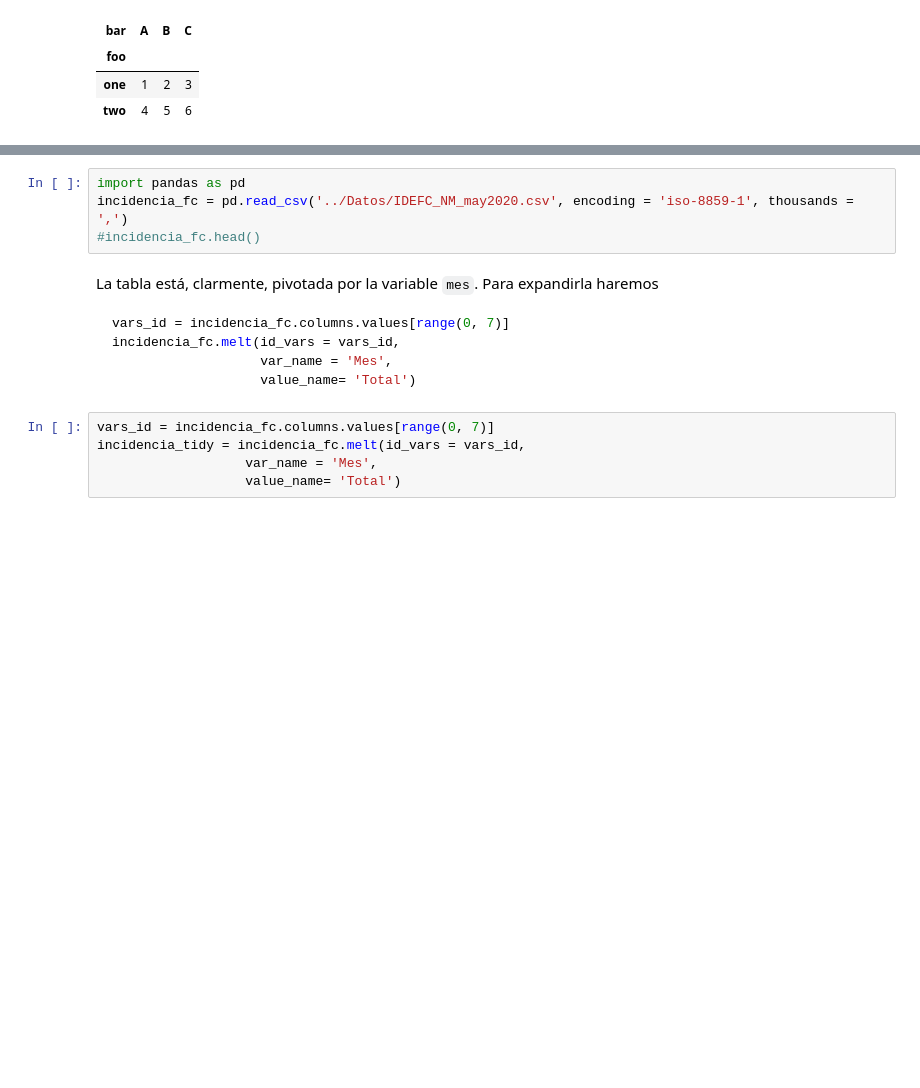
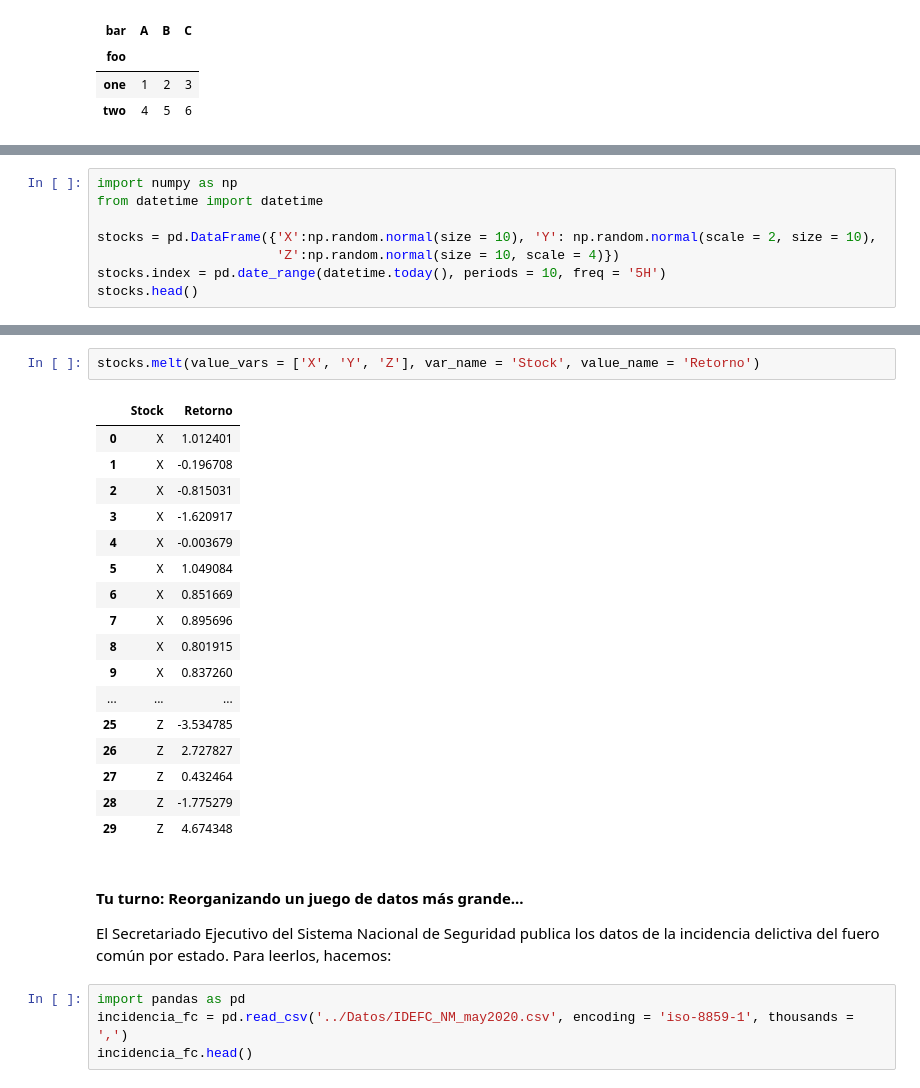
Before and after one commit to NelMuriel/Diplomado-Big-Data-Modulo-4, a Jupyter notebook: Notebooks/Day3. Pandas Query.ipynb, the cells around one changed output, grey strips where cells are left out. Drawn from its saved outputs; the diff is of its cells as text; blank space fills up the shorter version.

Commit message:
Cambio Day3, parte 1. Dejo ejercicio de incidencia_tidy para el método .melt. Llevo las gráficas a otro lado.  Genero Resuelto_Day3 en el local y quito las respuestas.

````diff
--- a/Notebooks/Day3. Pandas Query.ipynb
+++ b/Notebooks/Day3. Pandas Query.ipynb
@@ -517,0 +394,8 @@ Pivotar la tabla produce una compresión de los datos. La operación contraria,
+# %%
+import numpy as np
+from datetime import datetime
+
+stocks = pd.DataFrame({'X':np.random.normal(size = 10), 'Y': np.random.normal(scale = 2, size = 10),
+                       'Z':np.random.normal(size = 10, scale = 4)})
+stocks.index = pd.date_range(datetime.today(), periods = 10, freq = '5H')
+stocks.head()
@@ -518,18 +418,27 @@ Pivotar la tabla produce una compresión de los datos. La operación contraria,
+# %%
+stocks.melt(value_vars = ['X', 'Y', 'Z'], var_name = 'Stock', value_name = 'Retorno')
+# %% [output]
+|  | Stock | Retorno |
+| 0 | X | 1.012401 |
+| 1 | X | -0.196708 |
+| 2 | X | -0.815031 |
+| 3 | X | -1.620917 |
+| 4 | X | -0.003679 |
+| 5 | X | 1.049084 |
+| 6 | X | 0.851669 |
+| 7 | X | 0.895696 |
+| 8 | X | 0.801915 |
+| 9 | X | 0.837260 |
+| ... | ... | ... |
+| 25 | Z | -3.534785 |
+| 26 | Z | 2.727827 |
+| 27 | Z | 0.432464 |
+| 28 | Z | -1.775279 |
+| 29 | Z | 4.674348 |
+# %% [markdown]
+#### Tu turno: Reorganizando un juego de datos más grande...
+El Secretariado Ejecutivo del Sistema Nacional de Seguridad publica los datos de la incidencia delictiva del fuero común por estado. Para leerlos, hacemos:
 # %%
 import pandas as pd
 incidencia_fc = pd.read_csv('../Datos/IDEFC_NM_may2020.csv', encoding = 'iso-8859-1', thousands = ',')
-#incidencia_fc.head()
+incidencia_fc.head()
-# %% [markdown]
-La tabla está, clarmente, pivotada por la variable `mes`.  Para expandirla haremos
-
-```python
-vars_id = incidencia_fc.columns.values[range(0, 7)]
-incidencia_fc.melt(id_vars = vars_id,
-                   var_name = 'Mes',
-                   value_name= 'Total')
-```
-# %%
-vars_id = incidencia_fc.columns.values[range(0, 7)]
-incidencia_tidy = incidencia_fc.melt(id_vars = vars_id,
-                   var_name = 'Mes',
-                   value_name= 'Total')
````
Also changed, not shown: parts of 39 cells of this notebook.
